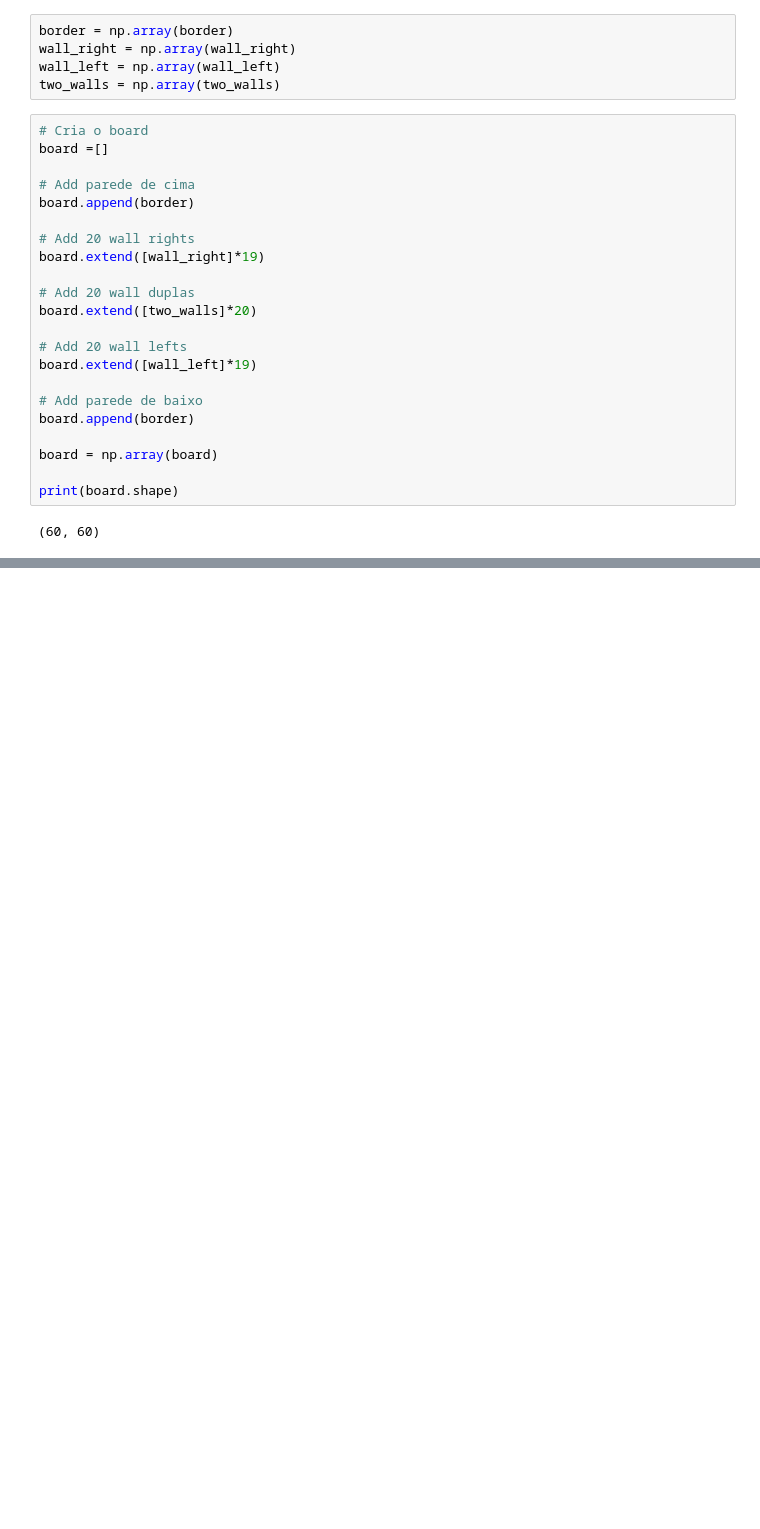
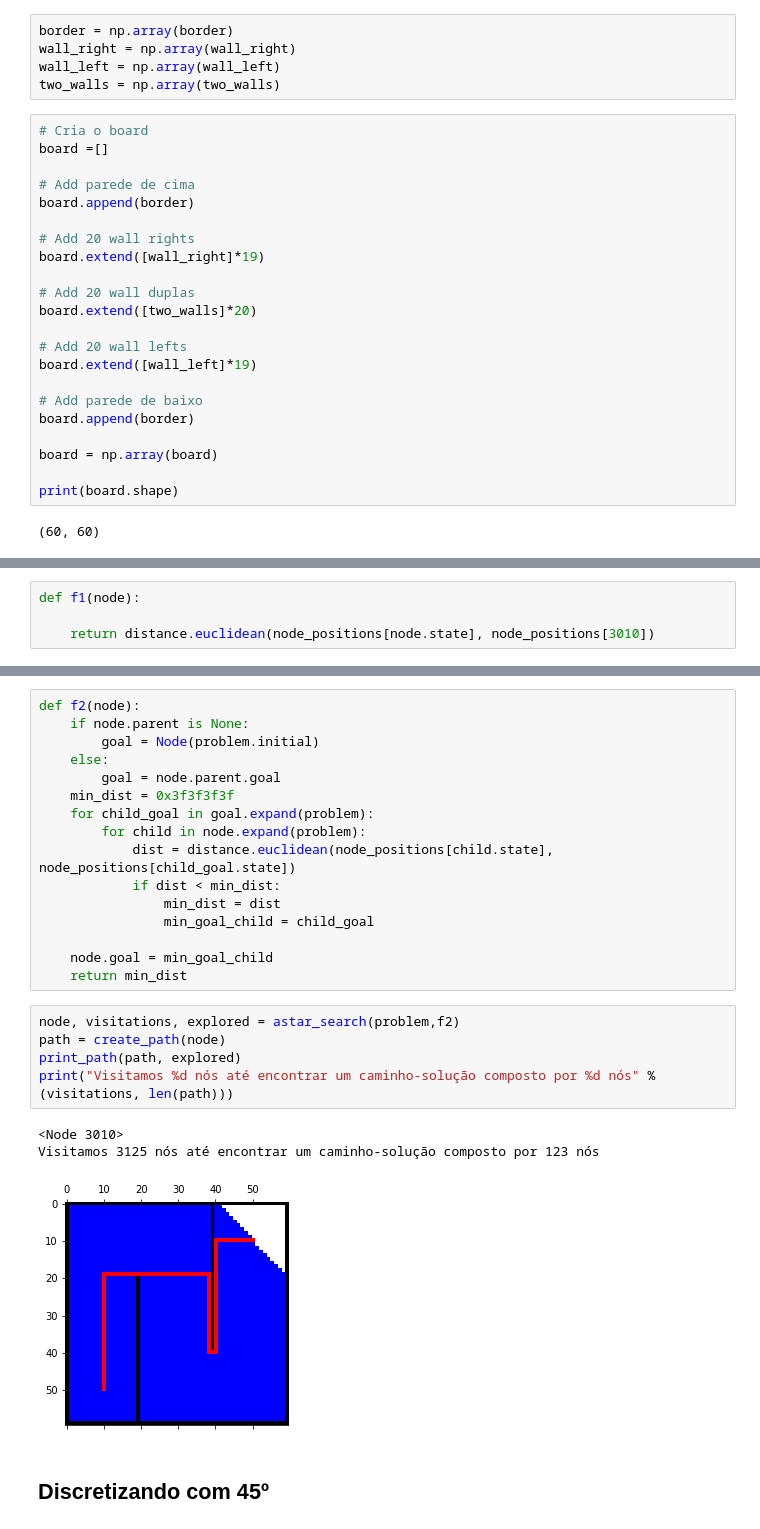
Before and after one commit to AkariUeda/mc906-lab1, a Jupyter notebook: mc906-lab1.ipynb, the cells around one changed output, grey strips where cells are left out. Drawn from its saved outputs; the diff is of its cells as text; blank space fills up the shorter version.

```diff
--- a/mc906-lab1.ipynb
+++ b/mc906-lab1.ipynb
@@ -62,0 +187,4 @@ state = UndirectedGraph(state)
+# %%
+def f1(node):
+
+    return distance.euclidean(node_positions[node.state], node_positions[3010])
@@ -62,0 +241,27 @@ state = UndirectedGraph(state)
+# %%
+def f2(node):
+    if node.parent is None:
+        goal = Node(problem.initial)
+    else:
+        goal = node.parent.goal
+    min_dist = 0x3f3f3f3f
+    for child_goal in goal.expand(problem):
+        for child in node.expand(problem):
+            dist = distance.euclidean(node_positions[child.state], node_positions[child_goal.state])
+            if dist < min_dist:
+                min_dist = dist
+                min_goal_child = child_goal
+
+    node.goal = min_goal_child
+    return min_dist
+# %%
+node, visitations, explored = astar_search(problem,f2)
+path = create_path(node)
+print_path(path, explored)
+print("Visitamos %d nós até encontrar um caminho-solução composto por %d nós" % (visitations, len(path)))
+# %% [output]
+<Node 3010>
+Visitamos 3125 nós até encontrar um caminho-solução composto por 123 nós
+[figure, added]
+# %% [markdown]
+## Discretizando com 45º
```
Also changed, not shown: parts of 34 cells of this notebook, 6 other files.
